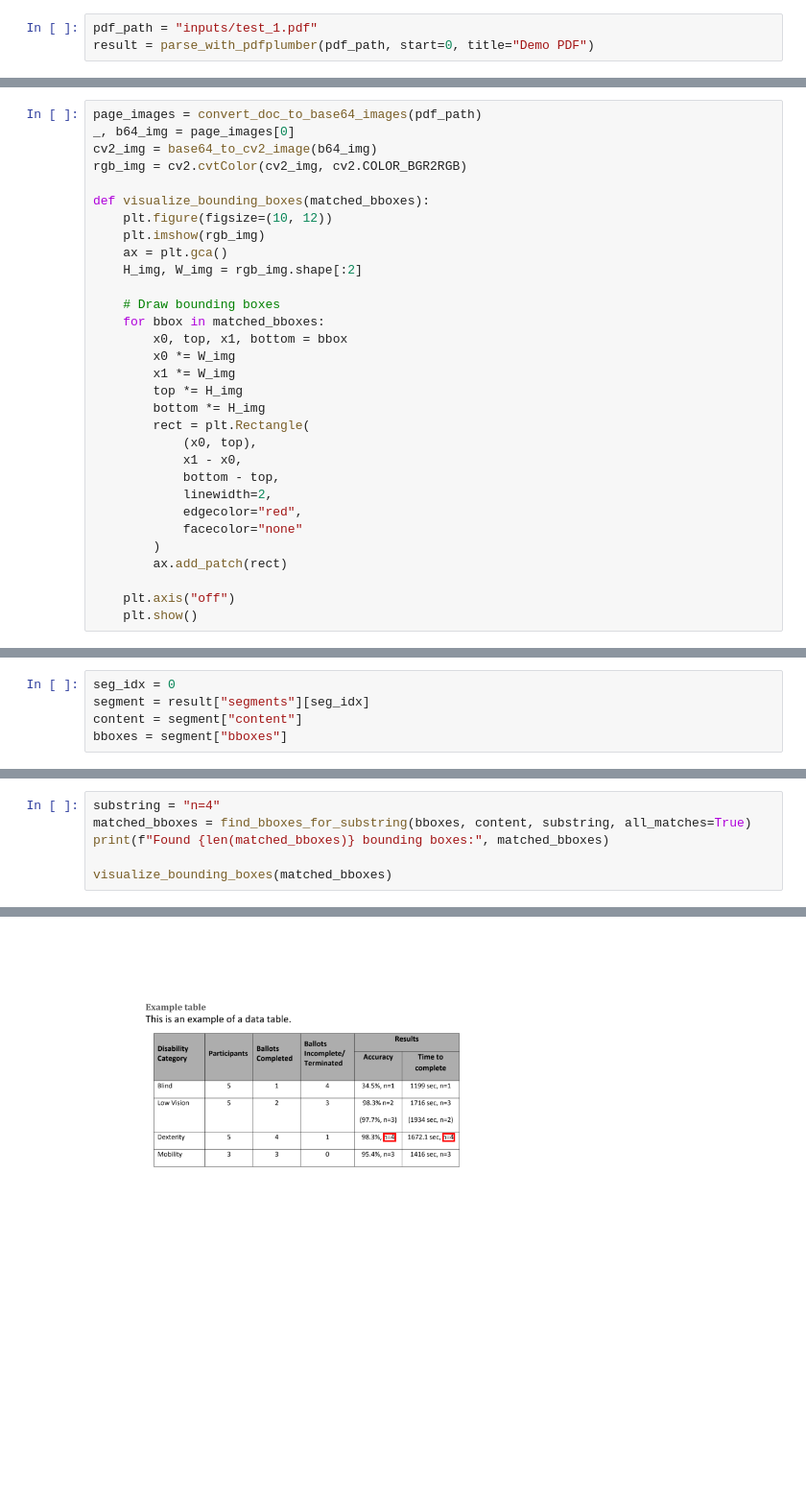
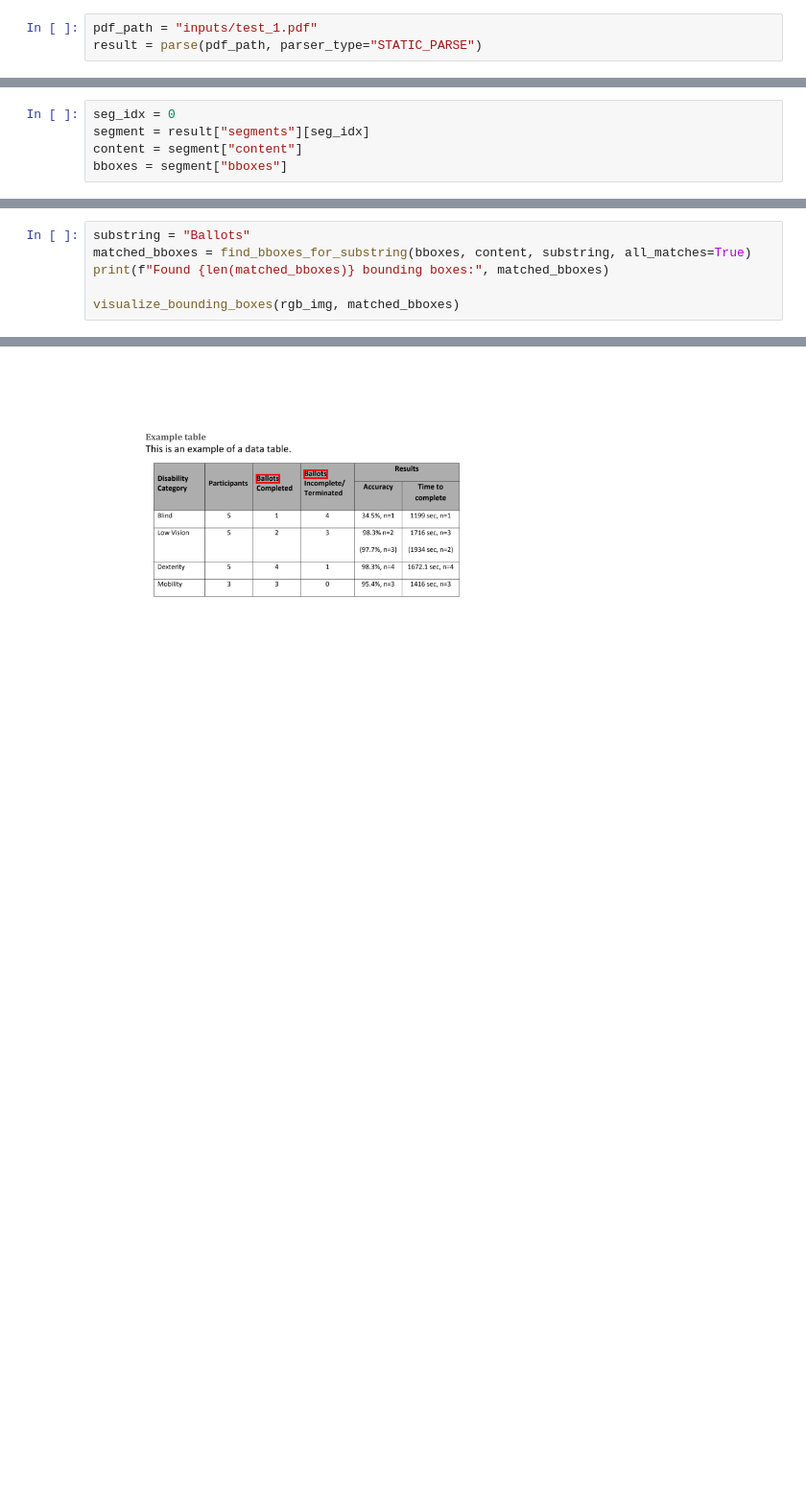
Before and after one commit to oidlabs-com/Lexoid, a Jupyter notebook: examples/example_notebook_reference_highlight.ipynb, the cells around one changed output, grey strips where cells are left out. Shown: that part at 96% size. Cells and saved outputs as stored; diff of their text form; blank space fills up the shorter version.

```diff
--- a/examples/example_notebook_reference_highlight.ipynb
+++ b/examples/example_notebook_reference_highlight.ipynb
@@ -8,3 +7,3 @@ from lexoid.core.utils import find_bboxes_for_substring
 # %%
 pdf_path = "inputs/test_1.pdf"
-result = parse_with_pdfplumber(pdf_path, start=0, title="Demo PDF")
+result = parse(pdf_path, parser_type="STATIC_PARSE")
@@ -11,31 +12,0 @@ result = parse_with_pdfplumber(pdf_path, start=0, title="Demo PDF")
-# %%
-page_images = convert_doc_to_base64_images(pdf_path)
-_, b64_img = page_images[0]
-cv2_img = base64_to_cv2_image(b64_img)
-rgb_img = cv2.cvtColor(cv2_img, cv2.COLOR_BGR2RGB)
-
-def visualize_bounding_boxes(matched_bboxes):
-    plt.figure(figsize=(10, 12))
-    plt.imshow(rgb_img)
-    ax = plt.gca()
-    H_img, W_img = rgb_img.shape[:2]
-
-    # Draw bounding boxes
-    for bbox in matched_bboxes:
-        x0, top, x1, bottom = bbox
-        x0 *= W_img
-        x1 *= W_img
-        top *= H_img
-        bottom *= H_img
-        rect = plt.Rectangle(
-            (x0, top),
-            x1 - x0,
-            bottom - top,
-            linewidth=2,
-            edgecolor="red",
-            facecolor="none"
-        )
-        ax.add_patch(rect)
-
-    plt.axis("off")
-    plt.show()
@@ -65,7 +45,7 @@ Found 3 bounding boxes: [(0.7894117647058824, 0.21915151515151512, 0.82986274509
 # %%
-substring = "n=4"
+substring = "Ballots"
 matched_bboxes = find_bboxes_for_substring(bboxes, content, substring, all_matches=True)
 print(f"Found {len(matched_bboxes)} bounding boxes:", matched_bboxes)
 
-visualize_bounding_boxes(matched_bboxes)
+visualize_bounding_boxes(rgb_img, matched_bboxes)
 # %% [output]
@@ -73 +53 @@ Found 2 bounding boxes: [(0.7043082352941176, 0.372249696969697, 0.7316917647058
-[figure, old version]
+[figure, new version]
```
Also changed, not shown: parts of 7 cells of this notebook, 1 other file.
